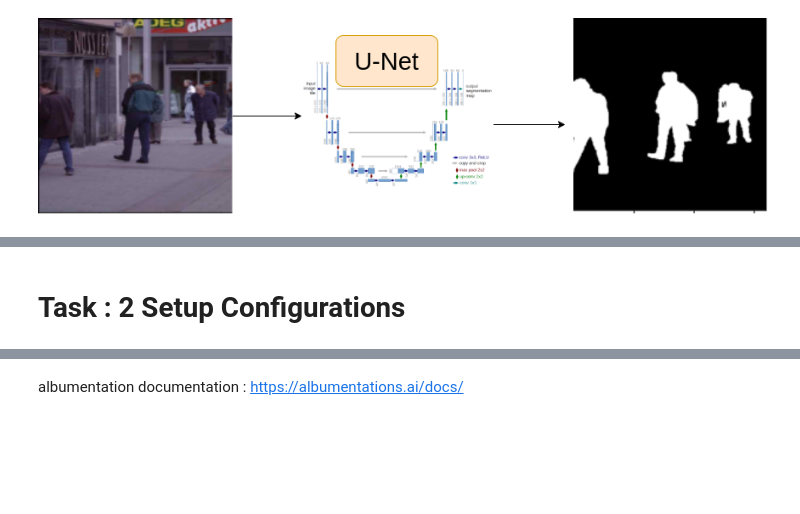
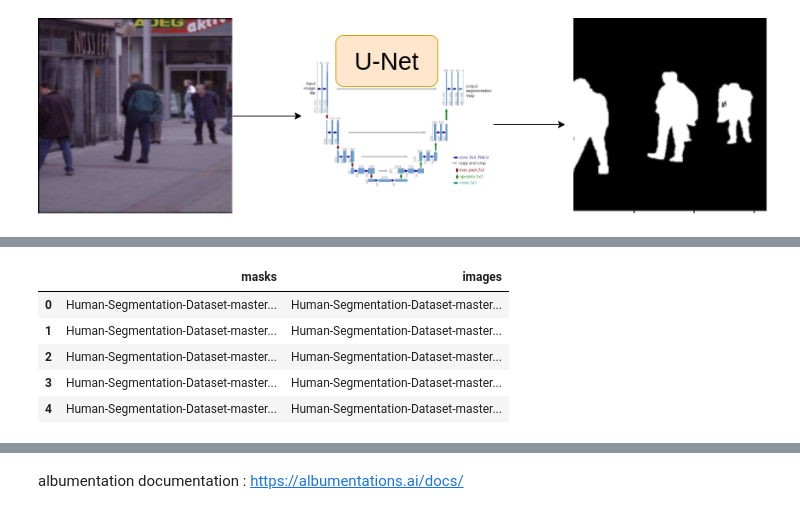
Before and after one commit to mehdibenjid/Image-Segmentation-PyTorch, a Jupyter notebook: notebook.ipynb, the cells around one changed output, grey strips where cells are left out. Drawn from its saved outputs; the diff is of its cells as text; code cells hidden in the pictures; blank space fills up the shorter version.

```diff
--- a/notebook.ipynb
+++ b/notebook.ipynb
@@ -74,2 +57,23 @@ ModuleNotFoundError: No module named 'helper'
-# %% [markdown]
-# Task : 2 Setup Configurations
+# %%
+CSV_File = 'Human-Segmentation-Dataset-master/train.csv'
+DATA_DIR = 'Human-Segmentation-Dataset-master/'
+
+DEVICE = 'cuda' if torch.cuda.is_available() else 'cpu'
+
+EPOCHS = 25
+LR = 0.003
+IMAGE_SIZE = 320
+BATCH_SIZE = 16
+
+ENCODER = 'timm-efficientnet-b0'
+WEIGHTS = 'imagenet'
+# %%
+df = pd.read_csv(CSV_File)
+df.head()
+# %% [output]
+|  | masks | images |
+| 0 | Human-Segmentation-Dataset-master... | Human-Segmentation-Dataset-master... |
+| 1 | Human-Segmentation-Dataset-master... | Human-Segmentation-Dataset-master... |
+| 2 | Human-Segmentation-Dataset-master... | Human-Segmentation-Dataset-master... |
+| 3 | Human-Segmentation-Dataset-master... | Human-Segmentation-Dataset-master... |
+| 4 | Human-Segmentation-Dataset-master... | Human-Segmentation-Dataset-master... |
```
Also changed, not shown: parts of 29 cells of this notebook.
